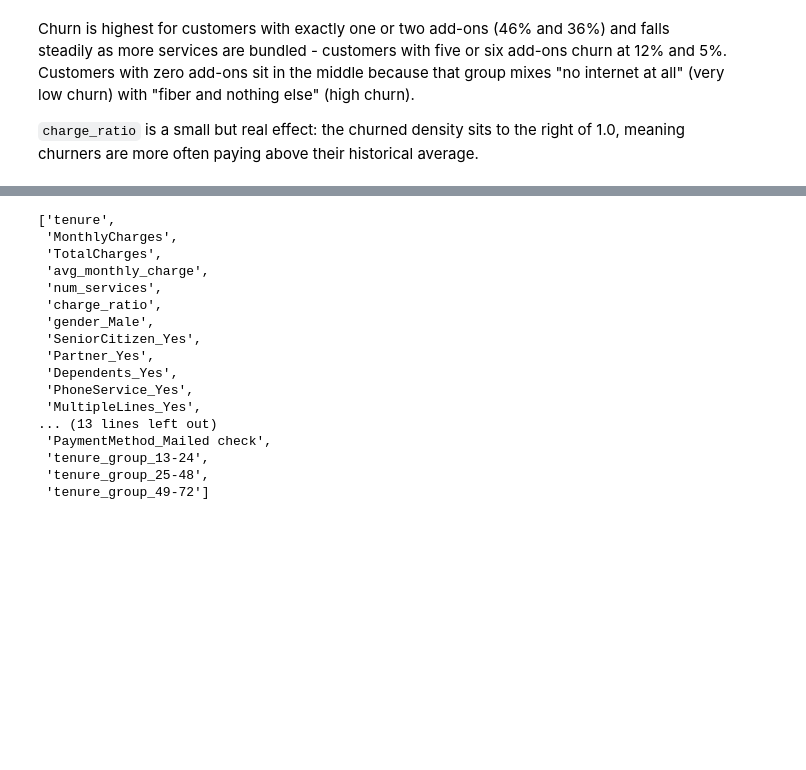
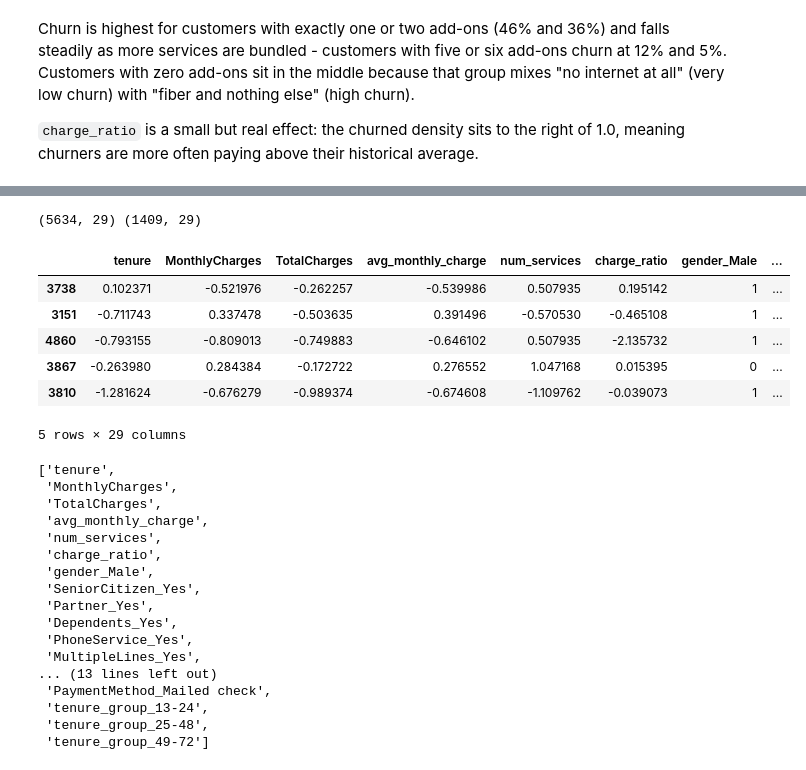
Before and after one commit to Sandykrish/telco-churn-prediction, a Jupyter notebook: notebooks/03_feature_engineering.ipynb, the cells around one changed output, grey strips where cells are left out. Saved outputs shown, nothing was run; the diff lists cells and outputs as text; code cells hidden in the pictures; blank space fills up the shorter version.

```diff
--- a/notebooks/03_feature_engineering.ipynb
+++ b/notebooks/03_feature_engineering.ipynb
@@ -127 +140,17 @@ X.head()
+# %%
+preprocessor = build_preprocessor()
+X_train_enc = preprocessor.fit_transform(X_train)
+X_test_enc = preprocessor.transform(X_test)
+joblib.dump(preprocessor, MODELS / "preprocessor.joblib")
+print(X_train_enc.shape, X_test_enc.shape)
+X_train_enc.head()
+# %% [output]
+(5634, 29) (1409, 29)
+|  | tenure | MonthlyCharges | TotalCharges | avg_monthly_charge | num_services | charge_ratio | gender_Male | ... |
+| 3738 | 0.102371 | -0.521976 | -0.262257 | -0.539986 | 0.507935 | 0.195142 | 1 | ... |
+| 3151 | -0.711743 | 0.337478 | -0.503635 | 0.391496 | -0.570530 | -0.465108 | 1 | ... |
+| 4860 | -0.793155 | -0.809013 | -0.749883 | -0.646102 | 0.507935 | -2.135732 | 1 | ... |
+| 3867 | -0.263980 | 0.284384 | -0.172722 | 0.276552 | 1.047168 | 0.015395 | 0 | ... |
+| 3810 | -1.281624 | -0.676279 | -0.989374 | -0.674608 | -1.109762 | -0.039073 | 1 | ... |
+5 rows × 29 columns
 # %%
```
Also changed, not shown: parts of 18 cells of this notebook, 4 other files.
